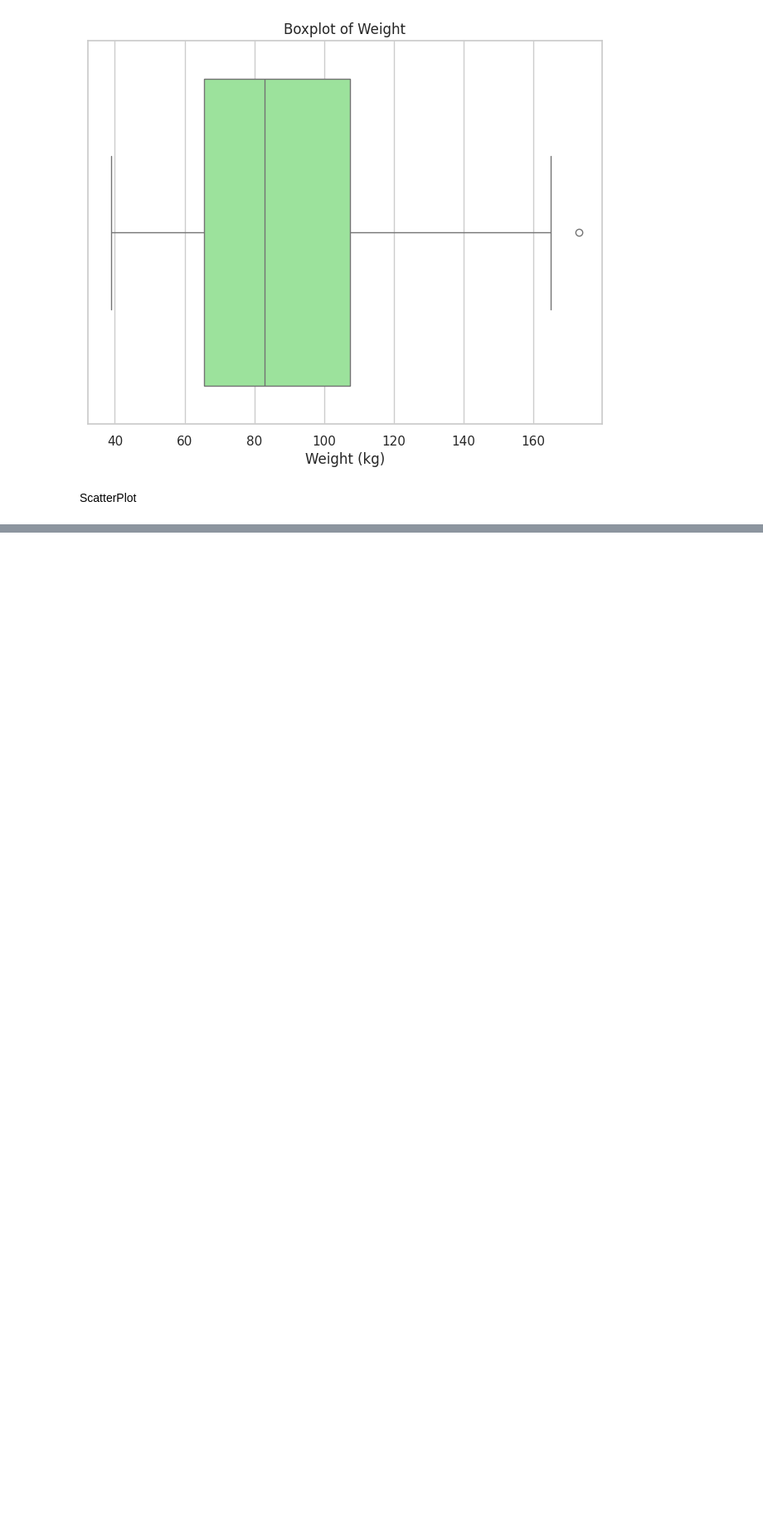
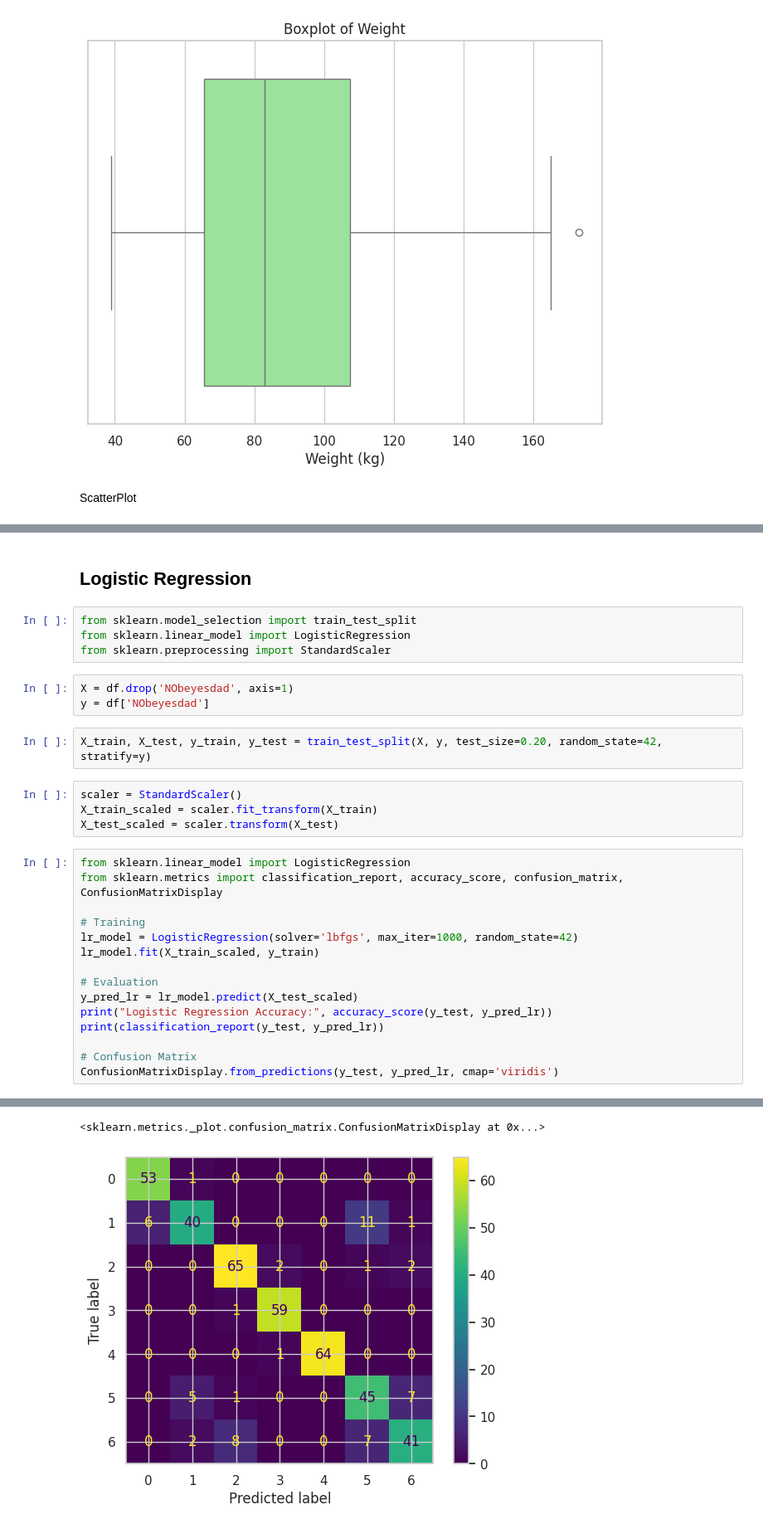
Before and after one commit to Nika-commits/LogisticRegression_DecisionTree_RandomForest_SVM_for_Obesity_Classification, a Jupyter notebook: model.ipynb, the cells around one changed output, grey strips where cells are left out. Shown at 83% size. Drawn from its saved outputs; the diff is of its cells as text; blank space fills up the shorter version.

Commit message:
Initial data splitting and training model

```diff
--- a/model.ipynb
+++ b/model.ipynb
@@ -76,0 +96,32 @@ plt.tight_layout()
+# %% [markdown]
+
+## Logistic Regression
+# %%
+from sklearn.model_selection import train_test_split
+from sklearn.linear_model import LogisticRegression
+from sklearn.preprocessing import StandardScaler
+# %%
+X = df.drop('NObeyesdad', axis=1)
+y = df['NObeyesdad']
+# %%
+X_train, X_test, y_train, y_test = train_test_split(X, y, test_size=0.20, random_state=42, stratify=y)
+# %%
+scaler = StandardScaler()
+X_train_scaled = scaler.fit_transform(X_train)
+X_test_scaled = scaler.transform(X_test)
+# %%
+from sklearn.linear_model import LogisticRegression
+from sklearn.metrics import classification_report, accuracy_score, confusion_matrix, ConfusionMatrixDisplay
+
+# Training
+lr_model = LogisticRegression(solver='lbfgs', max_iter=1000, random_state=42)
+lr_model.fit(X_train_scaled, y_train)
+
+# Evaluation
+y_pred_lr = lr_model.predict(X_test_scaled)
+print("Logistic Regression Accuracy:", accuracy_score(y_test, y_pred_lr))
+print(classification_report(y_test, y_pred_lr))
+
+# Confusion Matrix
+ConfusionMatrixDisplay.from_predictions(y_test, y_pred_lr, cmap='viridis')
+# %% [output]
@@ -76,0 +142,2 @@ plt.tight_layout()
+<sklearn.metrics._plot.confusion_matrix.ConfusionMatrixDisplay at 0x...>
+[figure, added]
```
Also changed, not shown: parts of 12 cells of this notebook.
